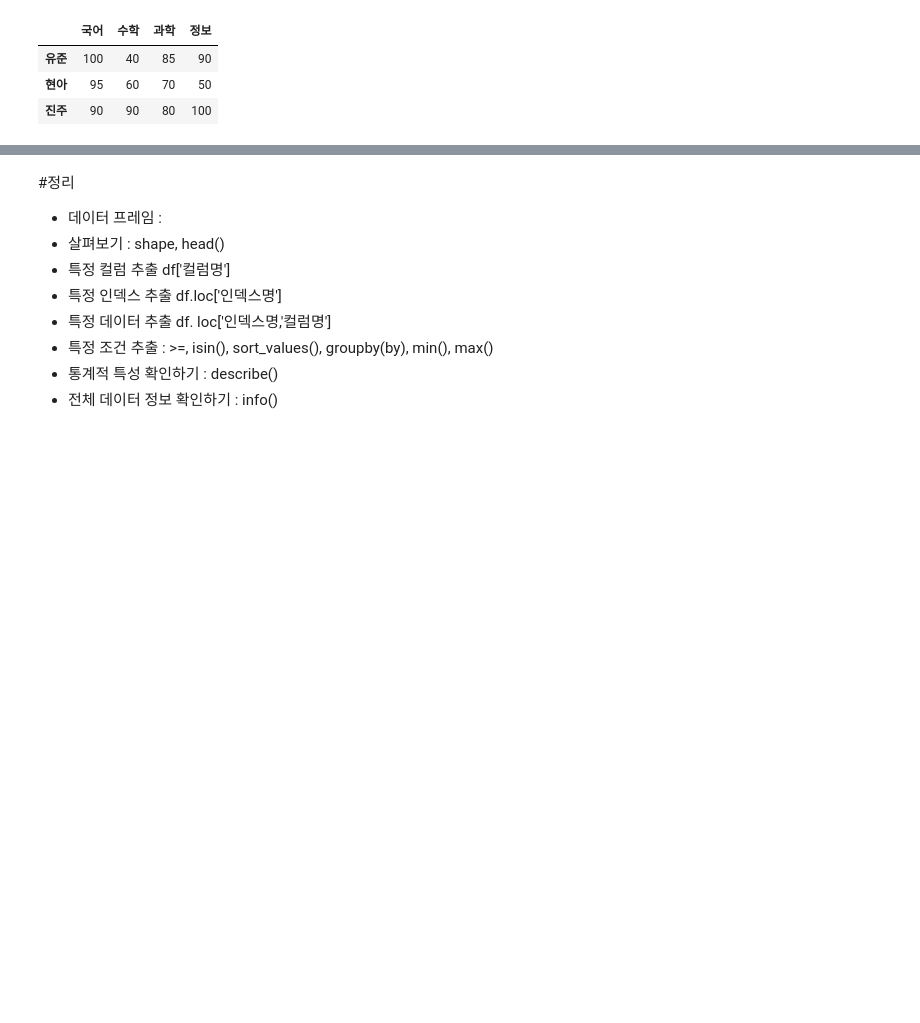
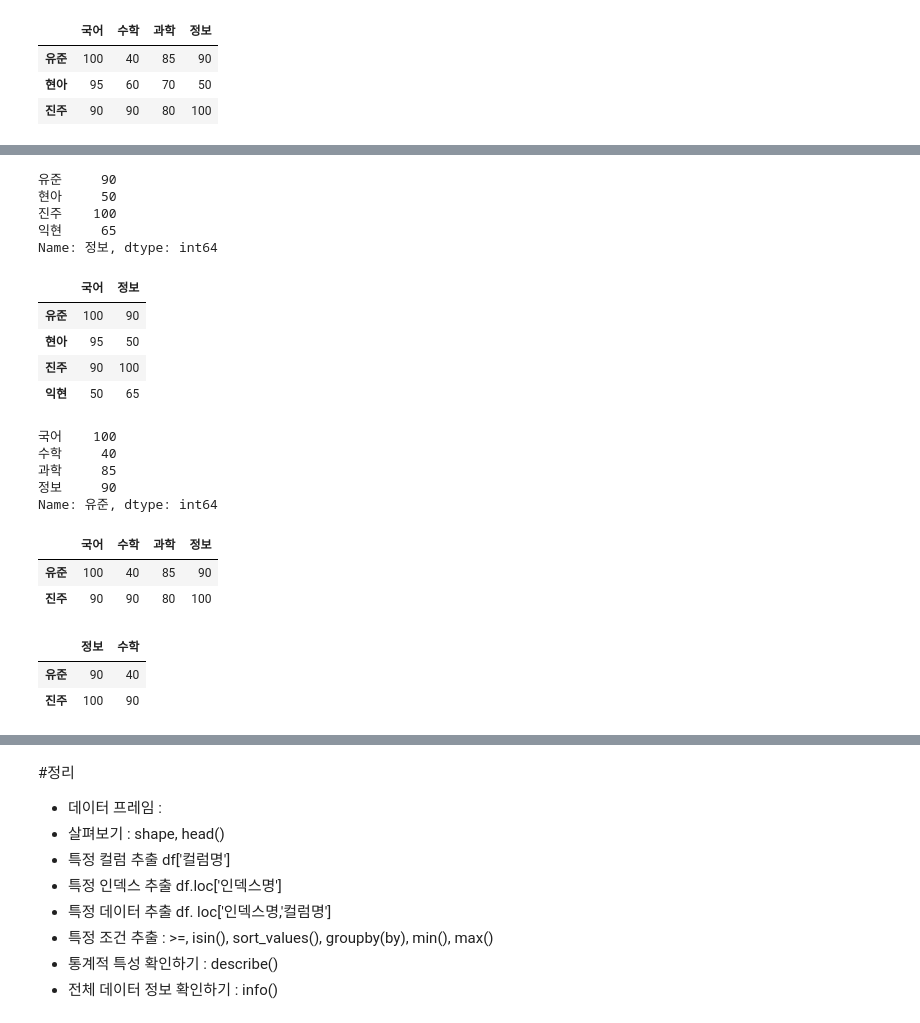
Before and after one commit to SuwonJ/colab_t, a Jupyter notebook: pandastest.ipynb, the cells around one changed output, grey strips where cells are left out. Cells and saved outputs as stored; diff of their text form; code cells hidden in the pictures; blank space fills up the shorter version.

```diff
--- a/pandastest.ipynb
+++ b/pandastest.ipynb
@@ -270,2 +273,11 @@ _________
+# %%
+df1=df['정보']
+df1
+# %% [output]
+유준     90
+현아     50
+진주    100
+익현     65
+Name: 정보, dtype: int64
 # %%
 # ['국어','정보'] 2개 이상의 컬럼 추출하기(리스트 활용)
@@ -274,3 +284,11 @@ _________
+# %%
+df[['국어','정보']]
+# %% [output]
+|  | 국어 | 정보 |
+| 유준 | 100 | 90 |
+| 현아 | 95 | 50 |
+| 진주 | 90 | 100 |
+| 익현 | 50 | 65 |
 # %%
 # 특정 인덱스(행) 추출하기(loc)
 #'유준' 인덱스 추출하기
@@ -279,2 +295,10 @@ _________
+# %%
+df.loc['유준']
+# %% [output]
+국어    100
+수학     40
+과학     85
+정보     90
+Name: 유준, dtype: int64
 # %%
 # '유준','진주'인덱스(행) 추출하기 (2개 이상 일때 리스트 사용)
@@ -283,3 +305,9 @@ _________
+# %%
+df.loc[['유준','진주']]
+# %% [output]
+|  | 국어 | 수학 | 과학 | 정보 |
+| 유준 | 100 | 40 | 85 | 90 |
+| 진주 | 90 | 90 | 80 | 100 |
 # %%
 #특정 인덱스, 특정 컬럼에 해당되는 특정 데이터 추출하기
 #인덱스'유준', '진주'이의 컬럼 '정보','수학' 데이터 추출하기
@@ -288,2 +314,8 @@ __________________
+# %%
+df.loc[['유준','진주'],['정보','수학']]
+# %% [output]
+|  | 정보 | 수학 |
+| 유준 | 90 | 40 |
+| 진주 | 100 | 90 |
 # %%
 #['과학']컬럼의 데이터 값이 80 이상인지 조건 확인
```
Also changed, not shown: parts of 21 cells of this notebook.
